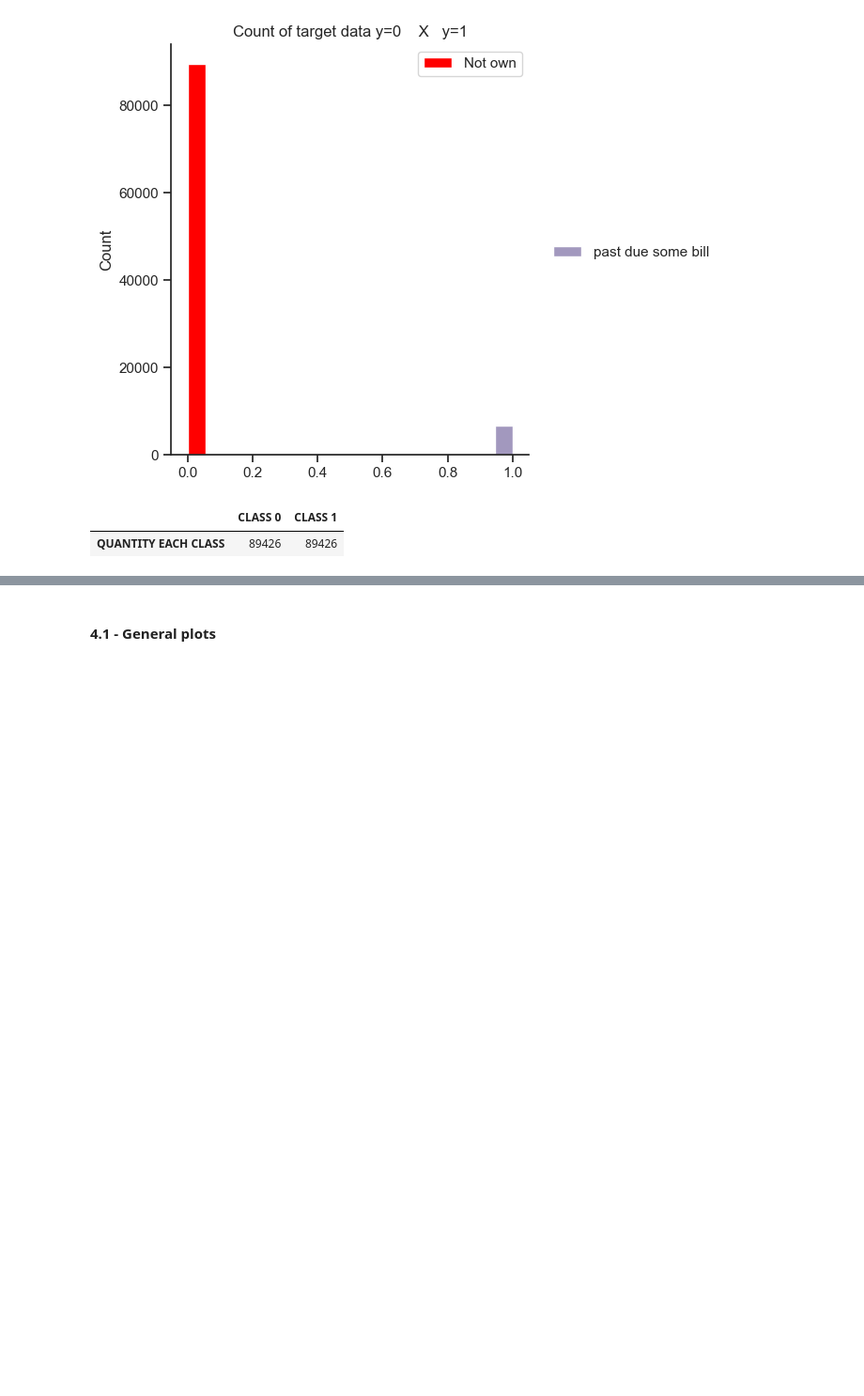
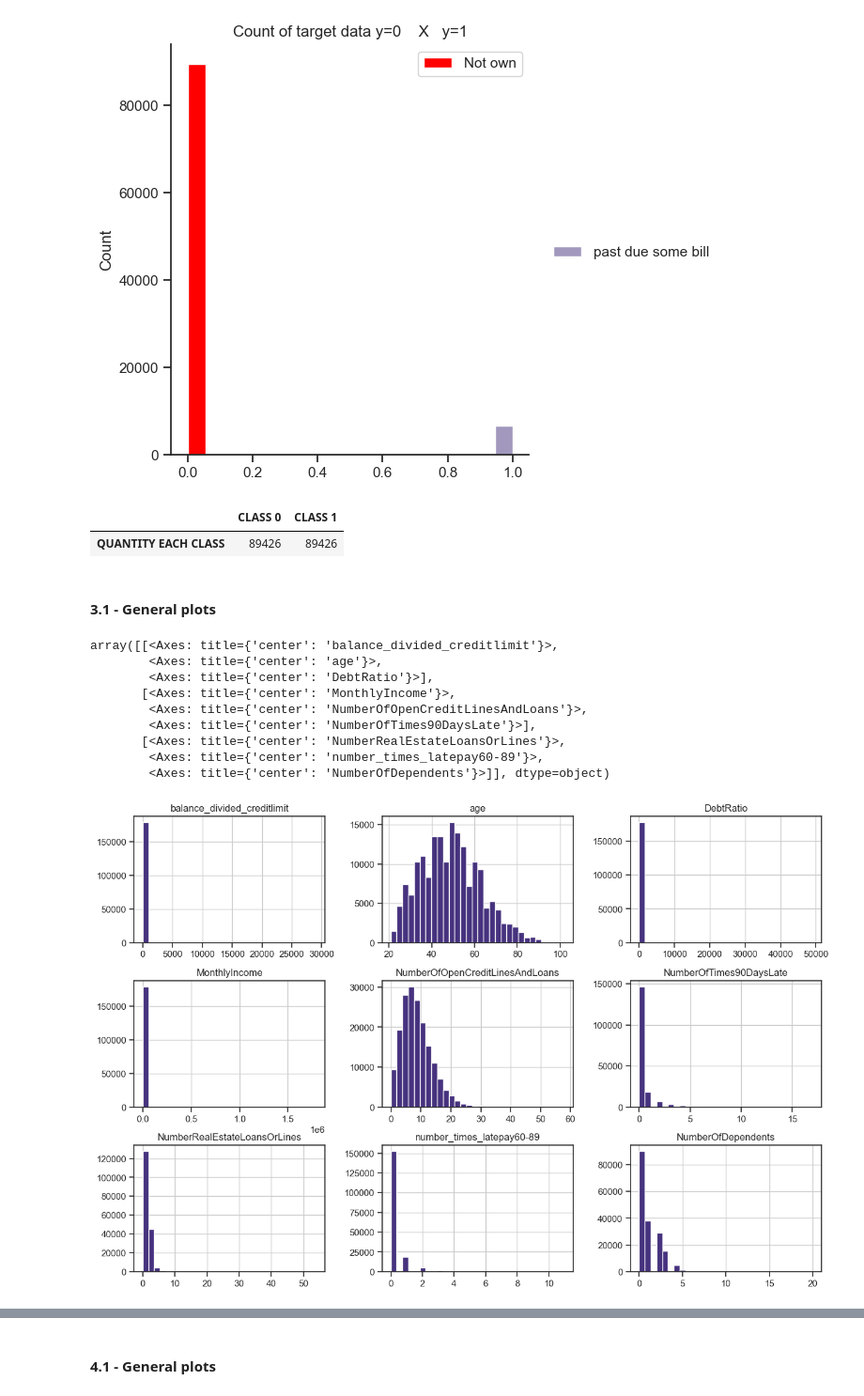
Before and after one commit to ectormgl/givemecredit, a Jupyter notebook: notebook/EDA.ipynb, the cells around one changed output, grey strips where cells are left out. Shown at 94% size. Cells and saved outputs as stored; diff of their text form; code cells hidden in the pictures; blank space fills up the shorter version.

```diff
--- a/notebook/main.ipynb
+++ b/notebook/EDA.ipynb
@@ -37,0 +147,3 @@ df_data.head()
+# %%
+#dropping rows that contain NA values
+df_data.dropna(inplace=True)
@@ -37,0 +152,6 @@ df_data.head()
+# %%
+df_data= df_data[df_data['age'] >=18 ]
+
+#Excluding people who have < 18 years
+
+df_data= df_data[df_data['NumberOfTime30-59DaysPastDueNotWorse']<96  ]
@@ -37,0 +160,7 @@ df_data.head()
+# %%
+# Defining X and Y
+garbage_columns= ["ID","SeriousDlqin2yrs", "NumberOfTime30-59DaysPastDueNotWorse"]
+
+X_train, X_test, y_train, y_test = train_test_split( df_data.drop(garbage_columns, axis=1), df_data["SeriousDlqin2yrs"], test_size=0.2)
+df_data = df_data.drop(garbage_columns, axis=1, inplace=True)
+print(X_train.shape, X_test.shape, y_train.shape, y_test.shape)
@@ -37,0 +182,16 @@ df_data.head()
+# %%
+def overSampling(X, y):
+
+    ros = RandomOverSampler(random_state=0)
+    X_resampled, y_resampled = ros.fit_resample(X, y)
+
+    return X_resampled, y_resampled
+
+
+
+X_train, y_train = overSampling(X_train, y_train)
+X_test, y_test= overSampling(X_test, y_test)
+
+y_counts= y_train.value_counts()
+resampledDf= pd.DataFrame({'CLASS 0': y_counts[0], 'CLASS 1': y_counts[1]}, index=['QUANTITY EACH CLASS'])
+resampledDf
@@ -166,3 +340,18 @@ resampledDf
 # %% [output]
 |  | CLASS 0 | CLASS 1 |
 | QUANTITY EACH CLASS | 89426 | 89426 |
+# %% [markdown]
+#### 3.1   -   General plots
+# %%
+X_train[:].hist(figsize=(15,10), bins=30)
+# %% [output]
+array([[<Axes: title={'center': 'balance_divided_creditlimit'}>,
+        <Axes: title={'center': 'age'}>,
+        <Axes: title={'center': 'DebtRatio'}>],
+       [<Axes: title={'center': 'MonthlyIncome'}>,
+        <Axes: title={'center': 'NumberOfOpenCreditLinesAndLoans'}>,
+        <Axes: title={'center': 'NumberOfTimes90DaysLate'}>],
+       [<Axes: title={'center': 'NumberRealEstateLoansOrLines'}>,
+        <Axes: title={'center': 'number_times_latepay60-89'}>,
+        <Axes: title={'center': 'NumberOfDependents'}>]], dtype=object)
+[figure, added]
```
Also changed, not shown: parts of 58 cells of this notebook, 4 other files.
